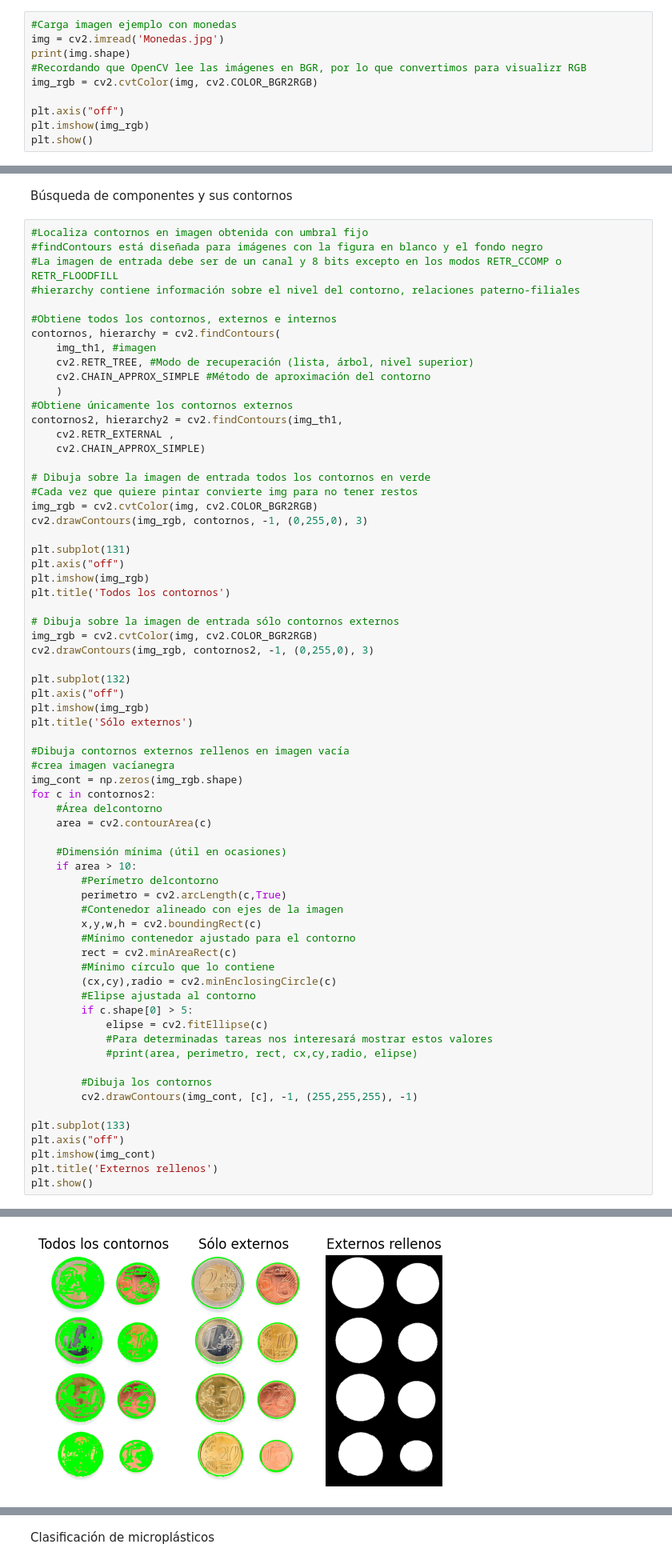
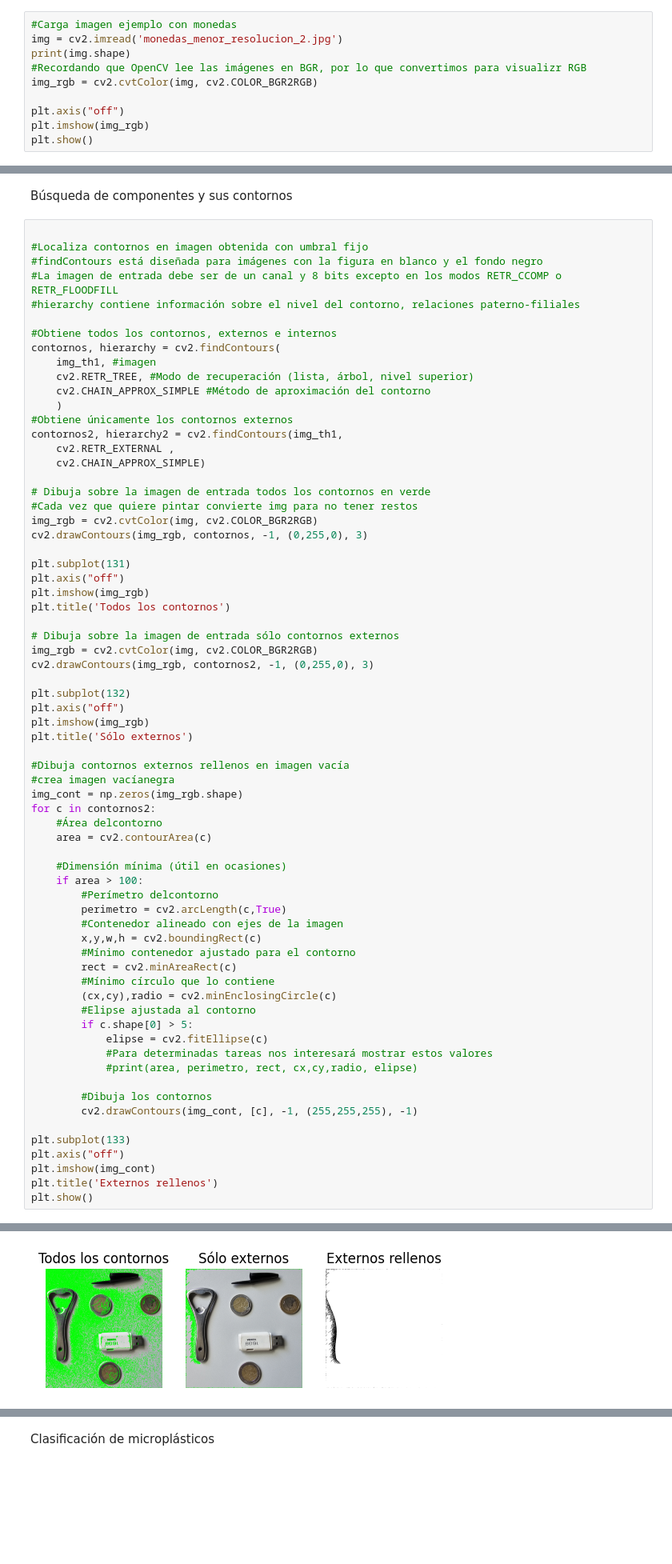
Before and after one commit to JoseManuel117/VC, a Jupyter notebook: P3/VC_P3.ipynb, the cells around one changed output, grey strips where cells are left out. Shown at 80% size. Cells and saved outputs as stored; diff of their text form; blank space fills up the shorter version.

```diff
--- a/P3/VC_P3.ipynb
+++ b/P3/VC_P3.ipynb
@@ -8,7 +8,7 @@ import matplotlib.pyplot as plt
 Carga imagen y convierte a RGB
 # %%
 #Carga imagen ejemplo con monedas
-img = cv2.imread('Monedas.jpg')
+img = cv2.imread('monedas_menor_resolucion_2.jpg')
 print(img.shape)
 #Recordando que OpenCV lee las imágenes en BGR, por lo que convertimos para visualizr RGB
 img_rgb = cv2.cvtColor(img, cv2.COLOR_BGR2RGB)
@@ -74,6 +74,7 @@ Text(0.5, 1.0, 'OTSU invertida')
 # %% [markdown]
 Búsqueda de componentes y sus contornos
 # %%
+
 #Localiza contornos en imagen obtenida con umbral fijo
 #findContours está diseñada para imágenes con la figura en blanco y el fondo negro
 #La imagen de entrada debe ser de un canal y 8 bits excepto en los modos RETR_CCOMP o RETR_FLOODFILL
@@ -114,35 +115,35 @@ plt.title('Sólo externos')
 img_cont = np.zeros(img_rgb.shape)
 for c in contornos2:
     #Área delcontorno
     area = cv2.contourArea(c)
 
     #Dimensión mínima (útil en ocasiones)
-    if area > 10:
+    if area > 100:
         #Perímetro delcontorno
         perimetro = cv2.arcLength(c,True)
         #Contenedor alineado con ejes de la imagen
         x,y,w,h = cv2.boundingRect(c)
         #Mínimo contenedor ajustado para el contorno
         rect = cv2.minAreaRect(c)
         #Mínimo círculo que lo contiene
         (cx,cy),radio = cv2.minEnclosingCircle(c)
         #Elipse ajustada al contorno
         if c.shape[0] > 5:
             elipse = cv2.fitEllipse(c)
             #Para determinadas tareas nos interesará mostrar estos valores
             #print(area, perimetro, rect, cx,cy,radio, elipse)
 
         #Dibuja los contornos
         cv2.drawContours(img_cont, [c], -1, (255,255,255), -1)
 
 plt.subplot(133)
 plt.axis("off")
 plt.imshow(img_cont)
 plt.title('Externos rellenos')
 plt.show()
 # %% [output]
 Clipping input data to the valid range for imshow with RGB data ([0..1] for floats or [0..255] for integers).
-[figure, old version]
+[figure, new version]
 # %% [markdown]
 TAREA: Captura una o varias imágenes con monedas no solapadas y algún objeto que no lo sea. Filtra los contornos que no se correpondan con monedas, y muestra el número total de monedas presentes en la imagen.
 # %% [markdown]
```
Also changed, not shown: parts of 4 cells of this notebook, 2 other files.
